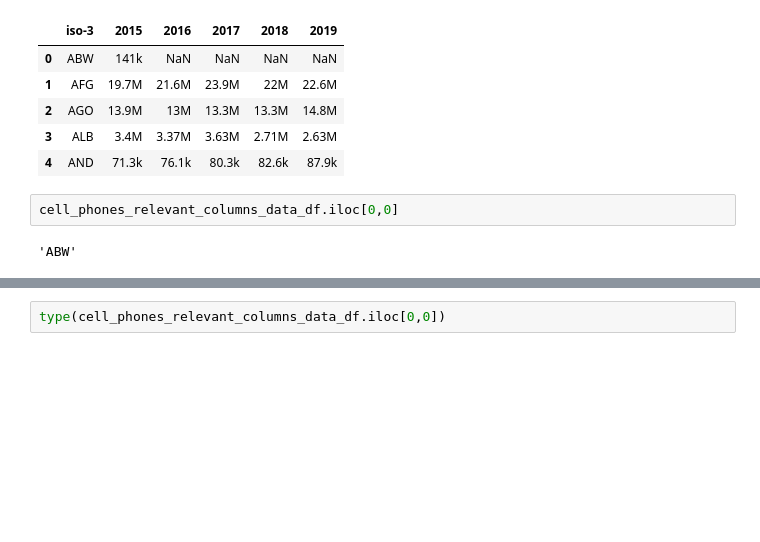
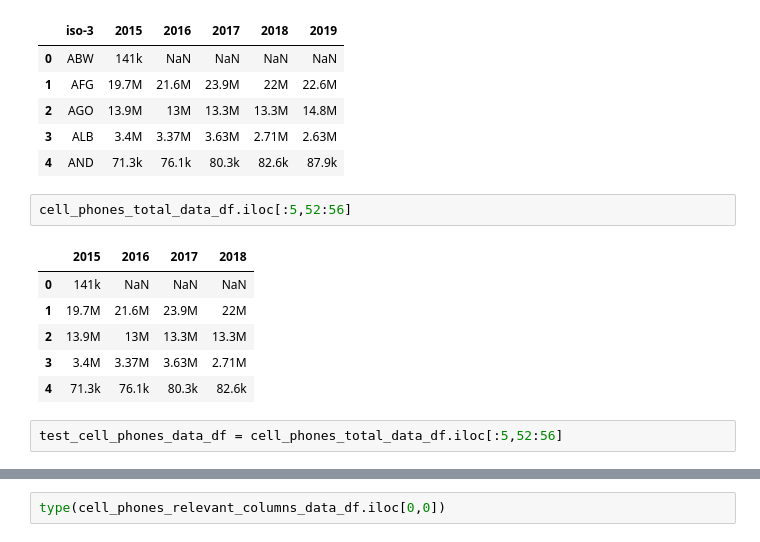
Before and after one commit to totatorbj/su-mt4007, a Jupyter notebook: HW3/HW3_investigation.ipynb, the cells around one changed output, grey strips where cells are left out. Cells and saved outputs as stored; diff of their text form; blank space fills up the shorter version.

```diff
--- a/HW3/HW3_investigation.ipynb
+++ b/HW3/HW3_investigation.ipynb
@@ -610,6 +768,13 @@ cell_phones_relevant_columns_data_df.head()
 | 3 | ALB | 3.4M | 3.37M | 3.63M | 2.71M | 2.63M |
 | 4 | AND | 71.3k | 76.1k | 80.3k | 82.6k | 87.9k |
 # %%
-cell_phones_relevant_columns_data_df.iloc[0,0]
+cell_phones_total_data_df.iloc[:5,52:56]
 # %% [output]
-'ABW'
+|  | 2015 | 2016 | 2017 | 2018 |
+| 0 | 141k | NaN | NaN | NaN |
+| 1 | 19.7M | 21.6M | 23.9M | 22M |
+| 2 | 13.9M | 13M | 13.3M | 13.3M |
+| 3 | 3.4M | 3.37M | 3.63M | 2.71M |
+| 4 | 71.3k | 76.1k | 80.3k | 82.6k |
+# %%
+test_cell_phones_data_df = cell_phones_total_data_df.iloc[:5,52:56]
```
Also changed, not shown: parts of 41 cells of this notebook.
